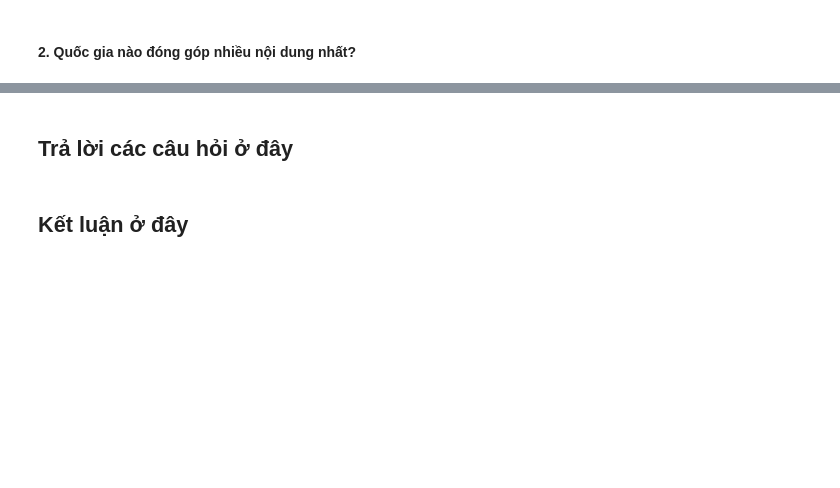
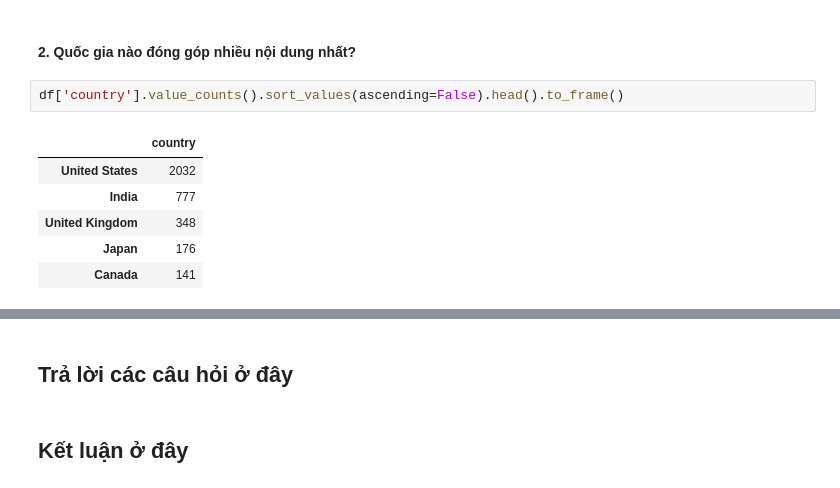
Before and after one commit to ducanh2505/Data_Science_Project, a Jupyter notebook: 171220-DaoDucAnh.ipynb, the cells around one changed output, grey strips where cells are left out. Cells and saved outputs as stored; diff of their text form; blank space fills up the shorter version.

```diff
--- a/171220-DaoDucAnh.ipynb
+++ b/171220-DaoDucAnh.ipynb
@@ -312,2 +264,11 @@ plt.grid();
 # %% [markdown]
 #### 2. Quốc gia nào đóng góp nhiều nội dung nhất?
+# %%
+df['country'].value_counts().sort_values(ascending=False).head().to_frame()
+# %% [output]
+|  | country |
+| United States | 2032 |
+| India | 777 |
+| United Kingdom | 348 |
+| Japan | 176 |
+| Canada | 141 |
```
Also changed, not shown: parts of 4 cells of this notebook.
